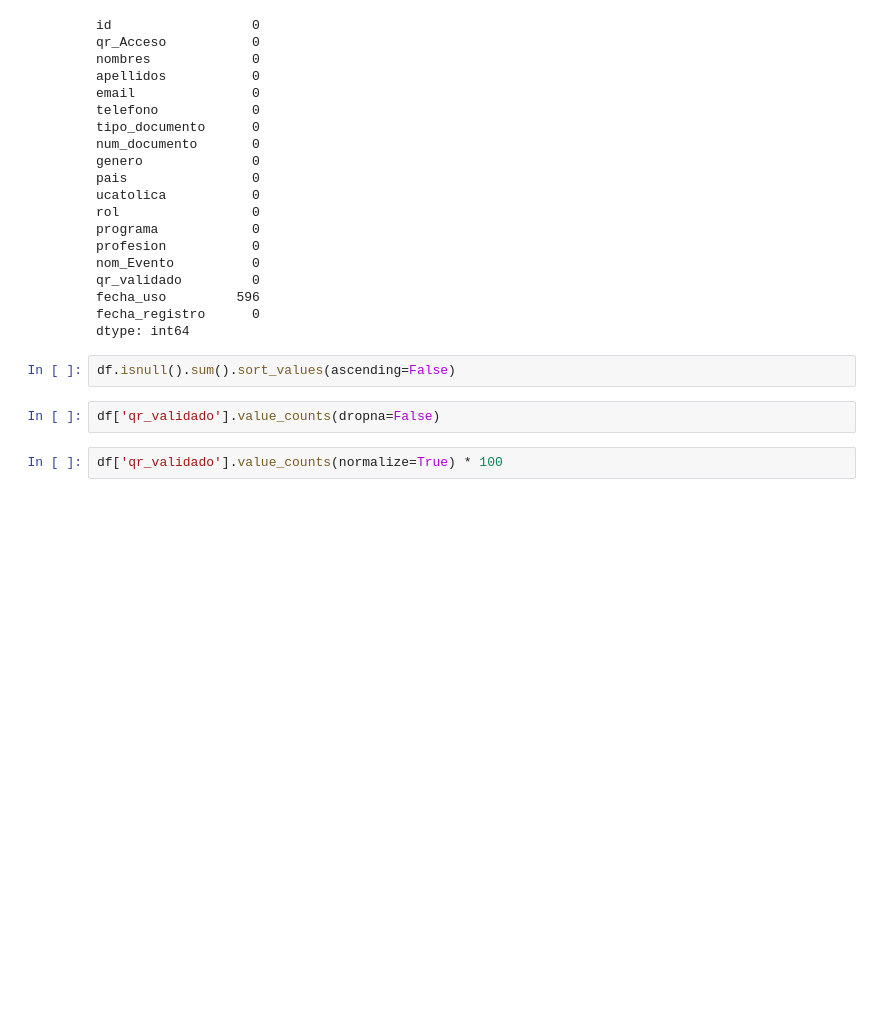
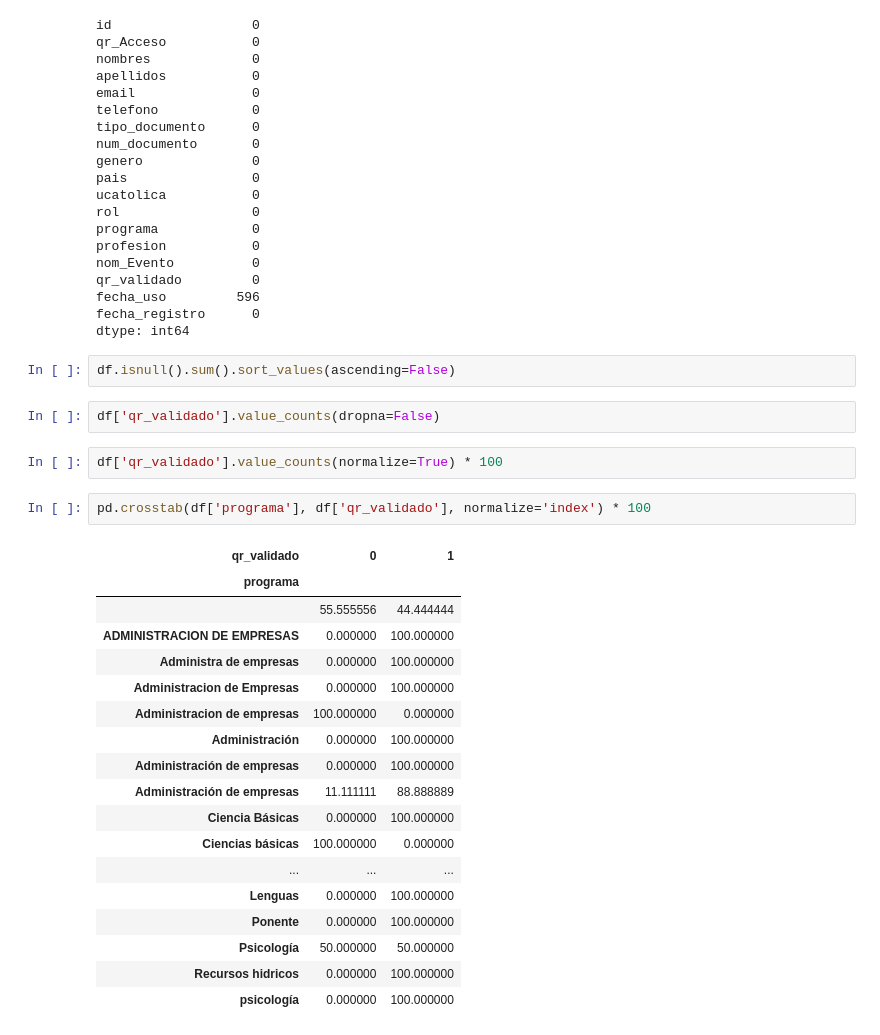
Before and after one commit to Jefesneipago/coniiti-analytics, a Jupyter notebook: notebooks/01_exploracion.ipynb, the cells around one changed output. Cells and saved outputs as stored; diff of their text form; blank space fills up the shorter version.

```diff
--- a/notebooks/01_exploracion.ipynb
+++ b/notebooks/01_exploracion.ipynb
@@ -86,3 +91,24 @@ df.isnull().sum().sort_values(ascending=False)
 df['qr_validado'].value_counts(dropna=False)
 # %%
 df['qr_validado'].value_counts(normalize=True) * 100
+# %%
+pd.crosstab(df['programa'], df['qr_validado'], normalize='index') * 100
+# %% [output]
+| qr_validado | 0 | 1 |
+| programa |  |  |
+|  | 55.555556 | 44.444444 |
+| ADMINISTRACION DE EMPRESAS | 0.000000 | 100.000000 |
+| Administra de empresas | 0.000000 | 100.000000 |
+| Administracion de Empresas | 0.000000 | 100.000000 |
+| Administracion de empresas | 100.000000 | 0.000000 |
+| Administración | 0.000000 | 100.000000 |
+| Administración de empresas | 0.000000 | 100.000000 |
+| Administración de empresas | 11.111111 | 88.888889 |
+| Ciencia Básicas | 0.000000 | 100.000000 |
+| Ciencias básicas | 100.000000 | 0.000000 |
+| ... | ... | ... |
+| Lenguas | 0.000000 | 100.000000 |
+| Ponente | 0.000000 | 100.000000 |
+| Psicología | 50.000000 | 50.000000 |
+| Recursos hidricos | 0.000000 | 100.000000 |
+| psicología | 0.000000 | 100.000000 |
```
Also changed, not shown: parts of 2 cells of this notebook, 1 other file.
